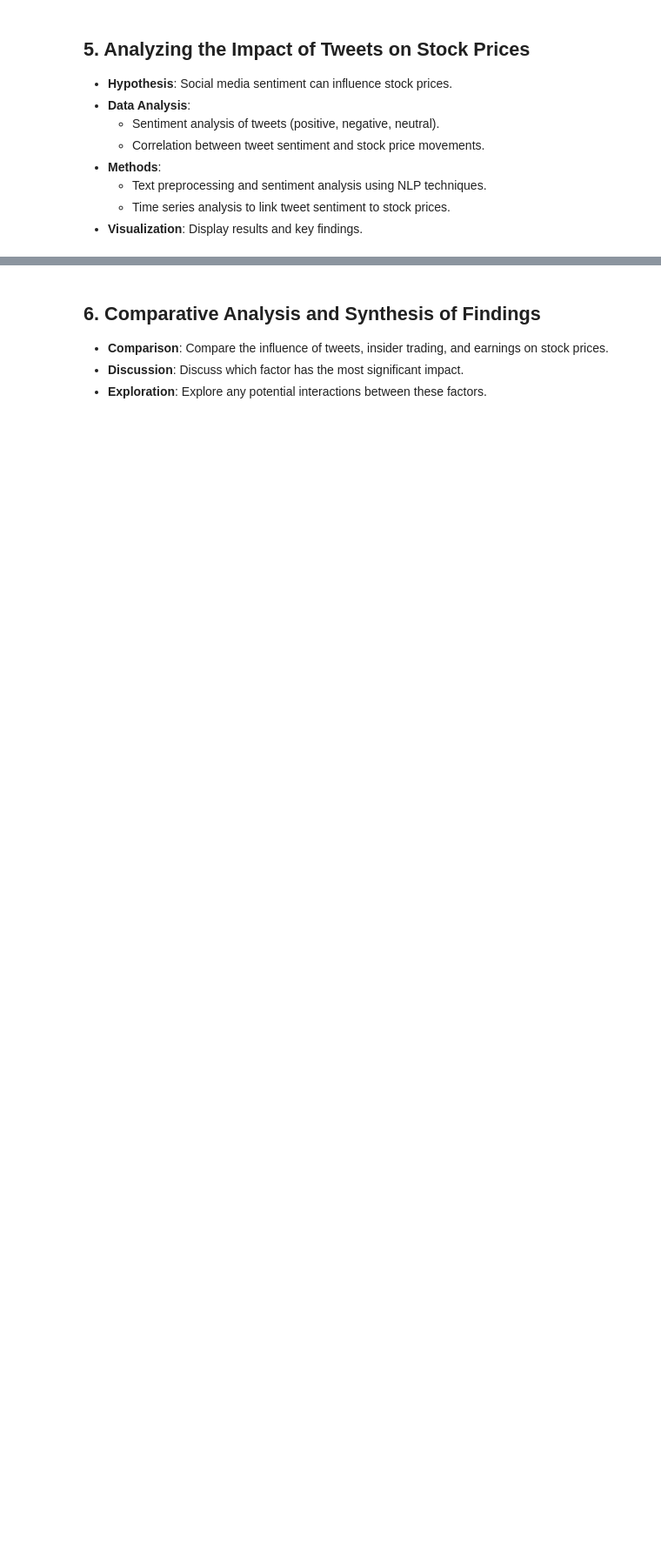
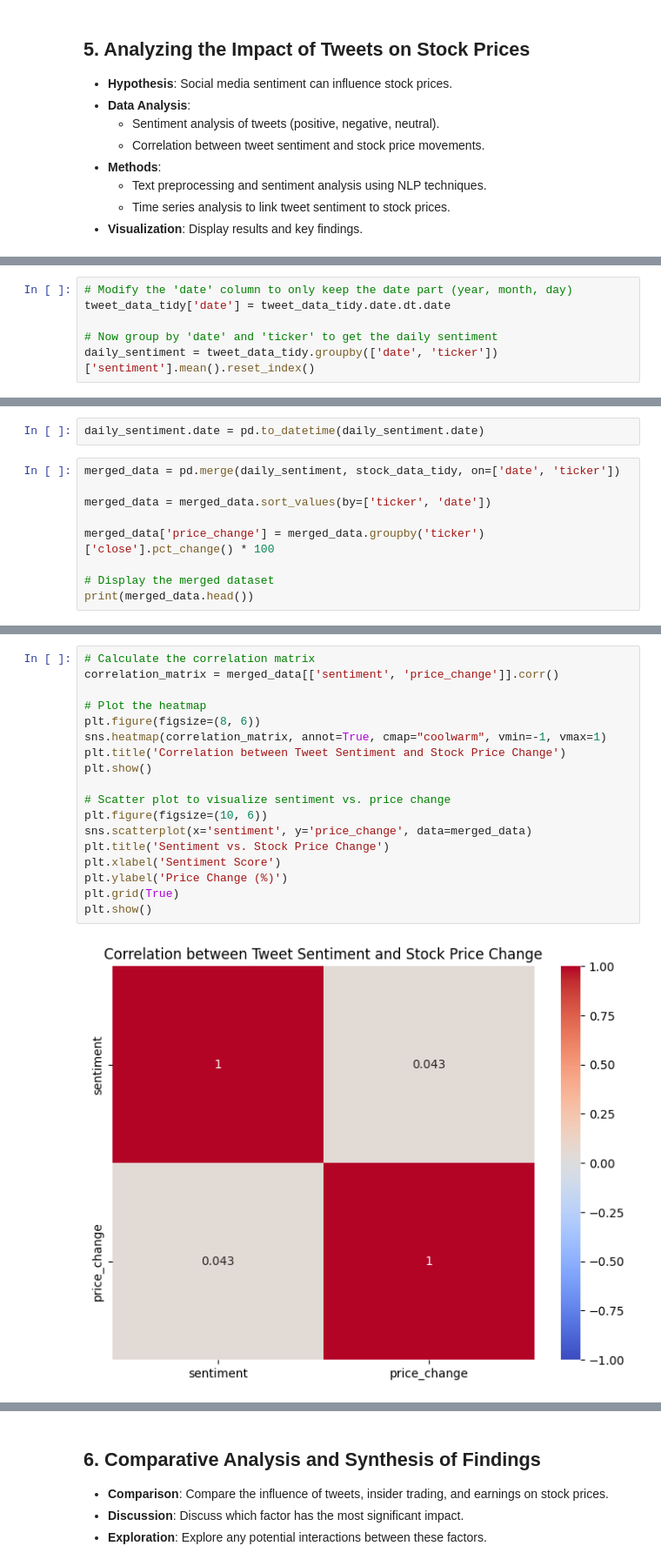
Before and after one commit to thunder913/Data-Science, a Jupyter notebook: stock_analysis.ipynb, the cells around one changed output, grey strips where cells are left out. Shown at 87% size. Drawn from its saved outputs; the diff is of its cells as text; blank space fills up the shorter version.

Commit message:
Add tweet analysis

```diff
--- a/stock_analysis.ipynb
+++ b/stock_analysis.ipynb
@@ -818,0 +891,6 @@ plt.show()
+# %%
+# Modify the 'date' column to only keep the date part (year, month, day)
+tweet_data_tidy['date'] = tweet_data_tidy.date.dt.date
+
+# Now group by 'date' and 'ticker' to get the daily sentiment
+daily_sentiment = tweet_data_tidy.groupby(['date', 'ticker'])['sentiment'].mean().reset_index()
@@ -818,0 +916,11 @@ plt.show()
+# %%
+daily_sentiment.date = pd.to_datetime(daily_sentiment.date)
+# %%
+merged_data = pd.merge(daily_sentiment, stock_data_tidy, on=['date', 'ticker'])
+
+merged_data = merged_data.sort_values(by=['ticker', 'date'])
+
+merged_data['price_change'] = merged_data.groupby('ticker')['close'].pct_change() * 100
+
+# Display the merged dataset
+print(merged_data.head())
@@ -818,0 +957,20 @@ plt.show()
+# %%
+# Calculate the correlation matrix
+correlation_matrix = merged_data[['sentiment', 'price_change']].corr()
+
+# Plot the heatmap
+plt.figure(figsize=(8, 6))
+sns.heatmap(correlation_matrix, annot=True, cmap="coolwarm", vmin=-1, vmax=1)
+plt.title('Correlation between Tweet Sentiment and Stock Price Change')
+plt.show()
+
+# Scatter plot to visualize sentiment vs. price change
+plt.figure(figsize=(10, 6))
+sns.scatterplot(x='sentiment', y='price_change', data=merged_data)
+plt.title('Sentiment vs. Stock Price Change')
+plt.xlabel('Sentiment Score')
+plt.ylabel('Price Change (%)')
+plt.grid(True)
+plt.show()
+# %% [output]
+[figure, added]
```
Also changed, not shown: parts of 37 cells of this notebook.
